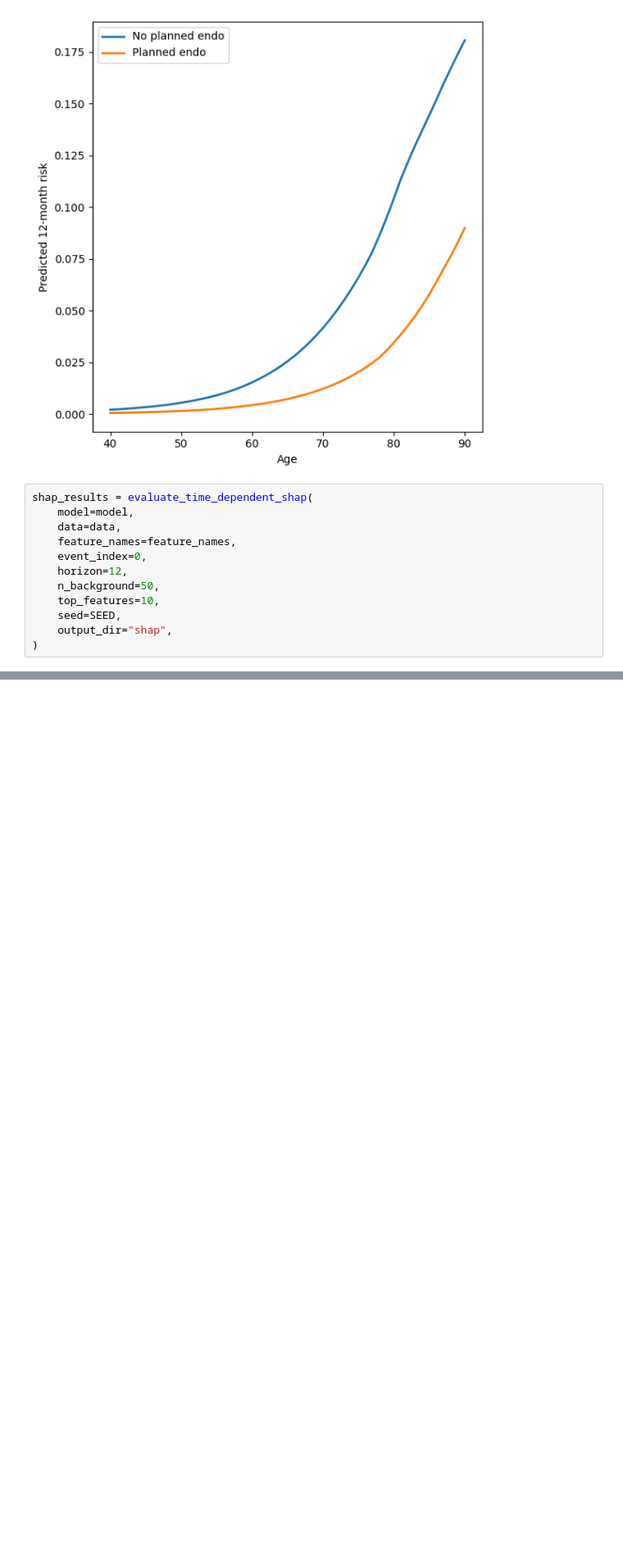
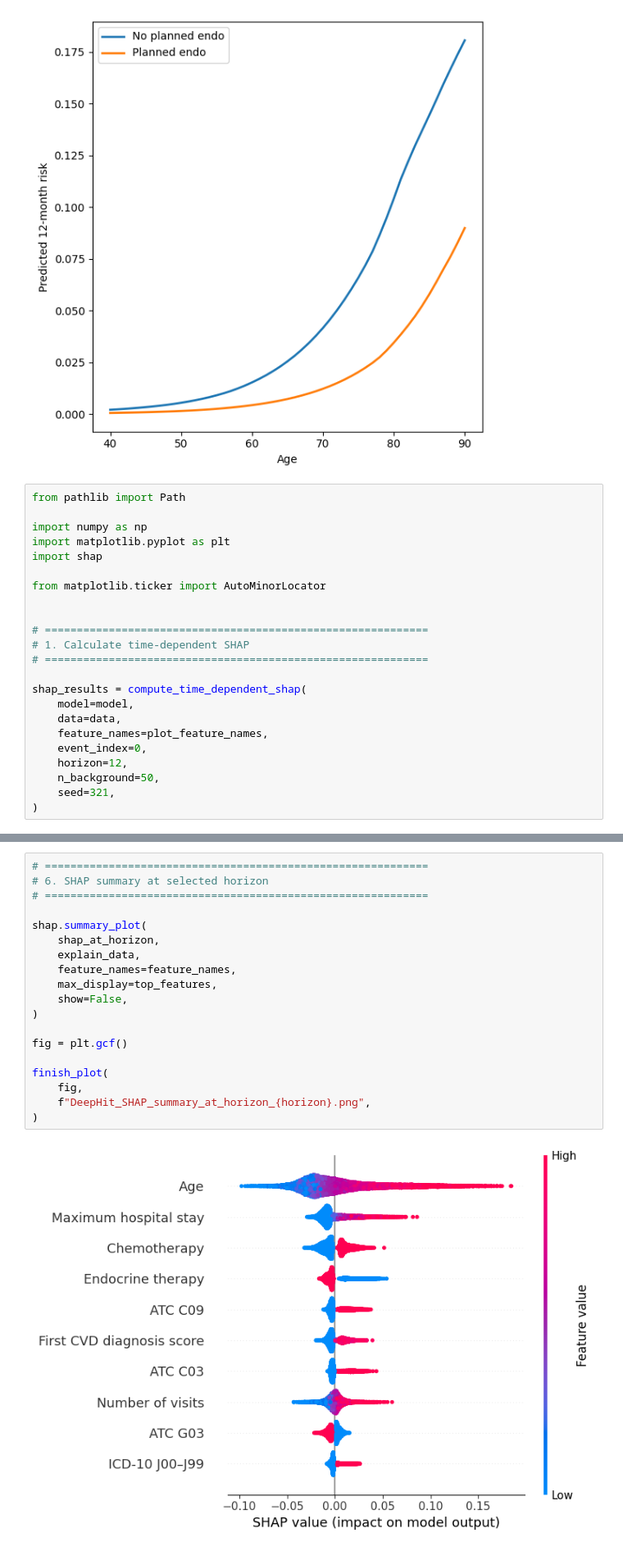
Before and after one commit to MehdiManshadi/DeepHit_updated, a Jupyter notebook: RunMe.ipynb, the cells around one changed output, grey strips where cells are left out. Shown at 82% size. Cells and saved outputs as stored; diff of their text form; blank space fills up the shorter version.

```diff
--- a/RunMe.ipynb
+++ b/RunMe.ipynb
@@ -325,14 +416,25 @@ risk_comparison = plot_feature_risk_comparison(
 # %% [output]
 [figure]
 # %%
-shap_results = evaluate_time_dependent_shap(
+from pathlib import Path
+
+import numpy as np
+import matplotlib.pyplot as plt
+import shap
+
+from matplotlib.ticker import AutoMinorLocator
+
+
+# ============================================================
+# 1. Calculate time-dependent SHAP
+# ============================================================
+
+shap_results = compute_time_dependent_shap(
     model=model,
     data=data,
-    feature_names=feature_names,
+    feature_names=plot_feature_names,
     event_index=0,
     horizon=12,
     n_background=50,
-    top_features=10,
-    seed=SEED,
-    output_dir="shap",
+    seed=321,
 )
@@ -363,0 +680,21 @@ Global time-dependent SHAP importance:
+# %%
+# ============================================================
+# 6. SHAP summary at selected horizon
+# ============================================================
+
+shap.summary_plot(
+    shap_at_horizon,
+    explain_data,
+    feature_names=feature_names,
+    max_display=top_features,
+    show=False,
+)
+
+fig = plt.gcf()
+
+finish_plot(
+    fig,
+    f"DeepHit_SHAP_summary_at_horizon_{horizon}.png",
+)
+# %% [output]
+[figure, added]
```
Also changed, not shown: parts of 5 cells of this notebook, 3 other files.
